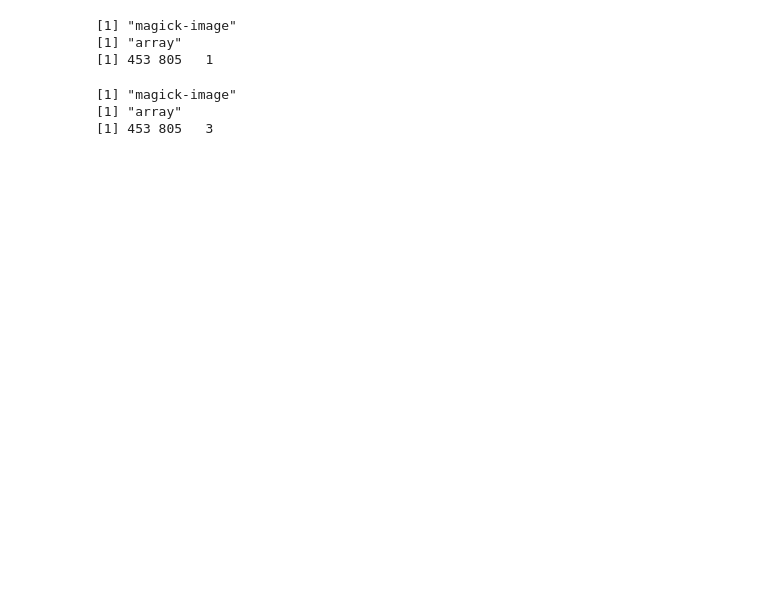
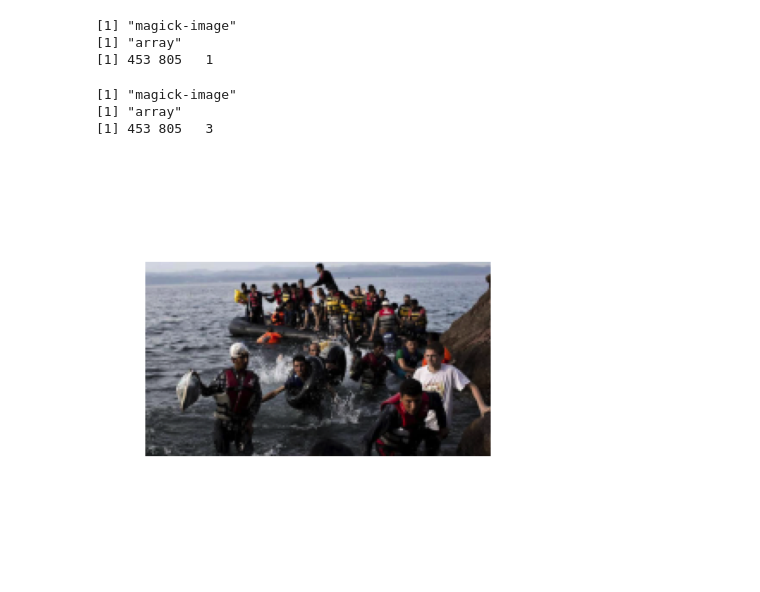
Before and after one commit to ccs-amsterdam/ccsbook, a Jupyter notebook: chapter15/images_r.ipynb, the cells around one changed output. Cells and saved outputs as stored; diff of their text form; code cells hidden in the pictures; blank space fills up the shorter version.

```diff
--- a/chapter15/images_r.ipynb
+++ b/chapter15/images_r.ipynb
@@ -37,3 +39,9 @@ print(dim(my_image1_RGB_array))
 [1] "magick-image"
 [1] "array"
 [1] 453 805   3
+# %%
+#Resize and visalize my_image1. Reduce to 25%
+my_image1_RGB_25 = image_scale(my_image1_RGB, image_info(my_image1_RGB)['width'][[1]]*0.25)
+plot(my_image1_RGB_25)
+# %% [output]
+[figure, added]
```
Also changed, not shown: parts of 5 cells of this notebook, 2 other files.
